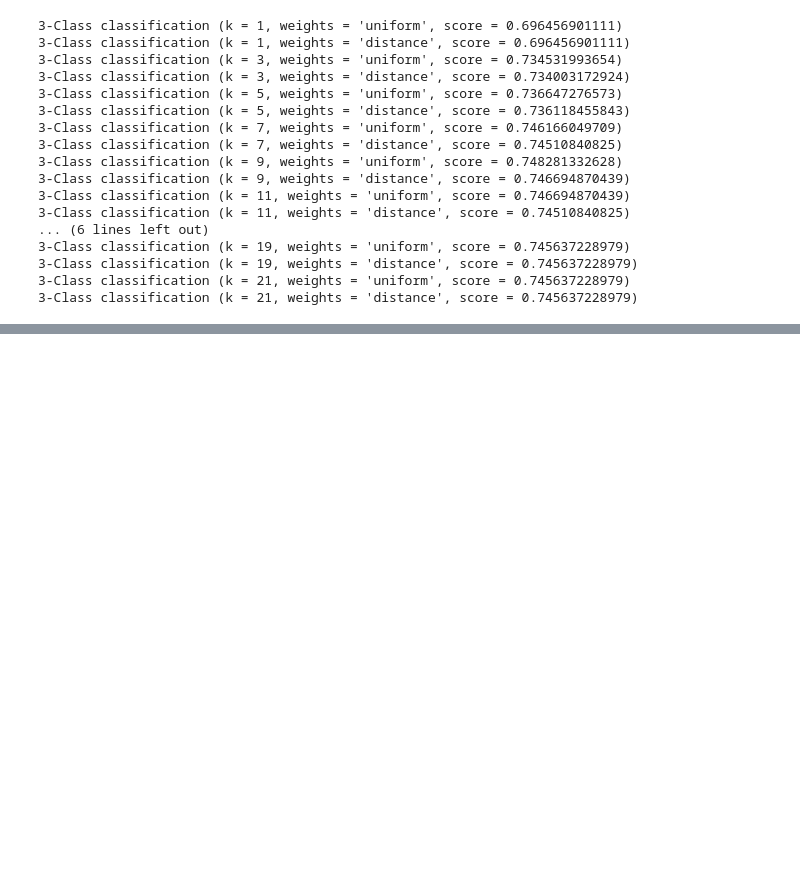
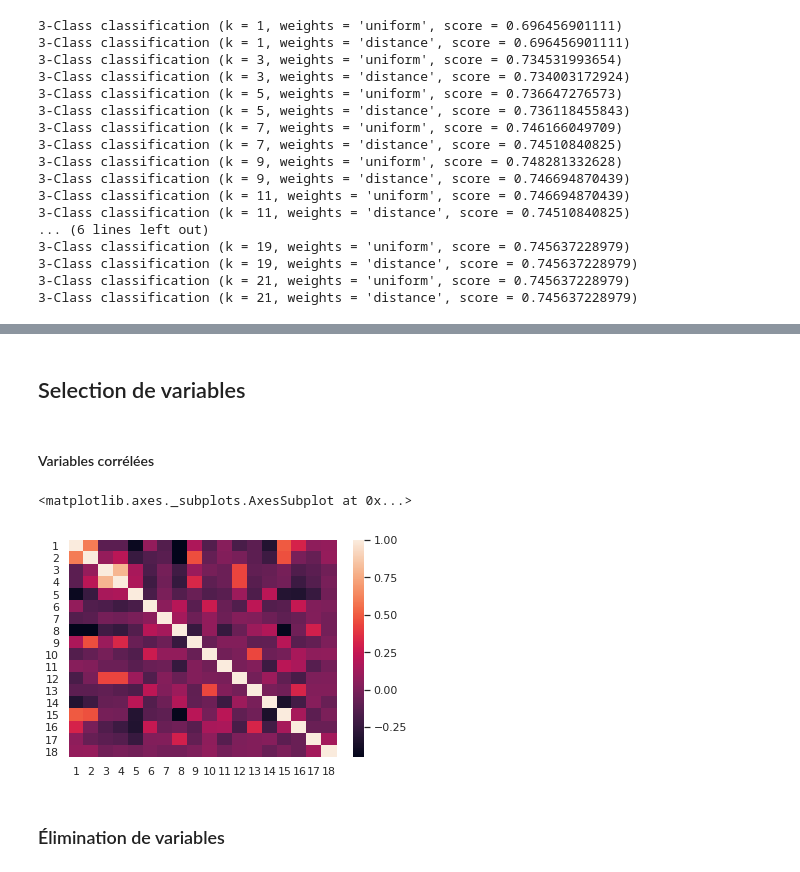
Before and after one commit to danousna/black_friday, a Jupyter notebook: sex_knn.ipynb, the cells around one changed output, grey strips where cells are left out. Cells and saved outputs as stored; diff of their text form; code cells hidden in the pictures; blank space fills up the shorter version.

```diff
--- a/sex_knn.ipynb
+++ b/sex_knn.ipynb
@@ -221,0 +287,11 @@ plt.show()
+# %% [markdown]
+## Selection de variables
+# %% [markdown]
+#### Variables corrélées
+# %%
+sns.heatmap(pc_count_L2.corr())
+# %% [output]
+<matplotlib.axes._subplots.AxesSubplot at 0x...>
+[figure, added]
+# %% [markdown]
+### Élimination de variables
```
Also changed, not shown: parts of 20 cells of this notebook, 2 other files.
